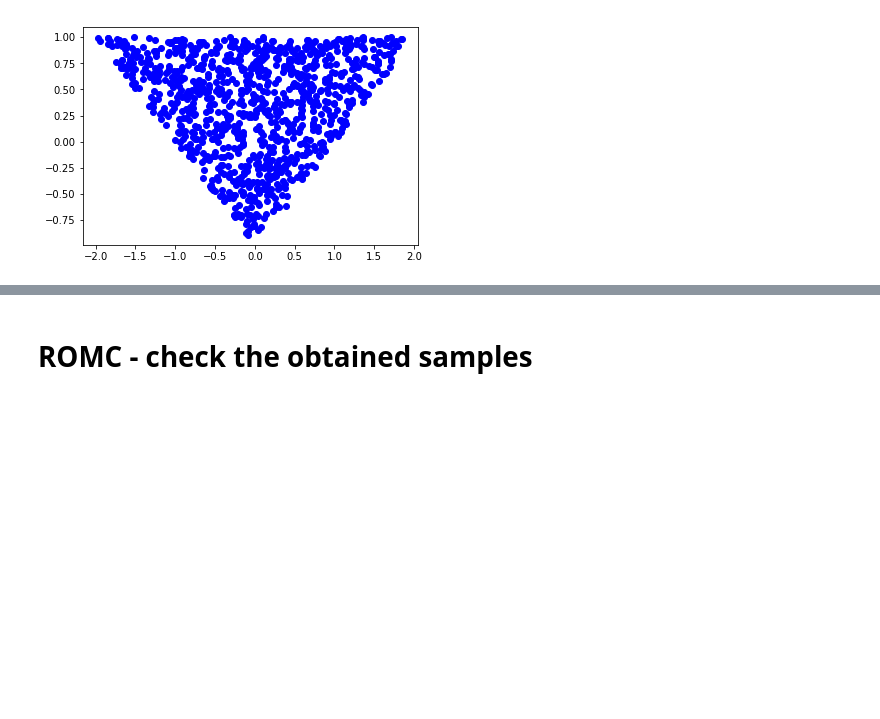
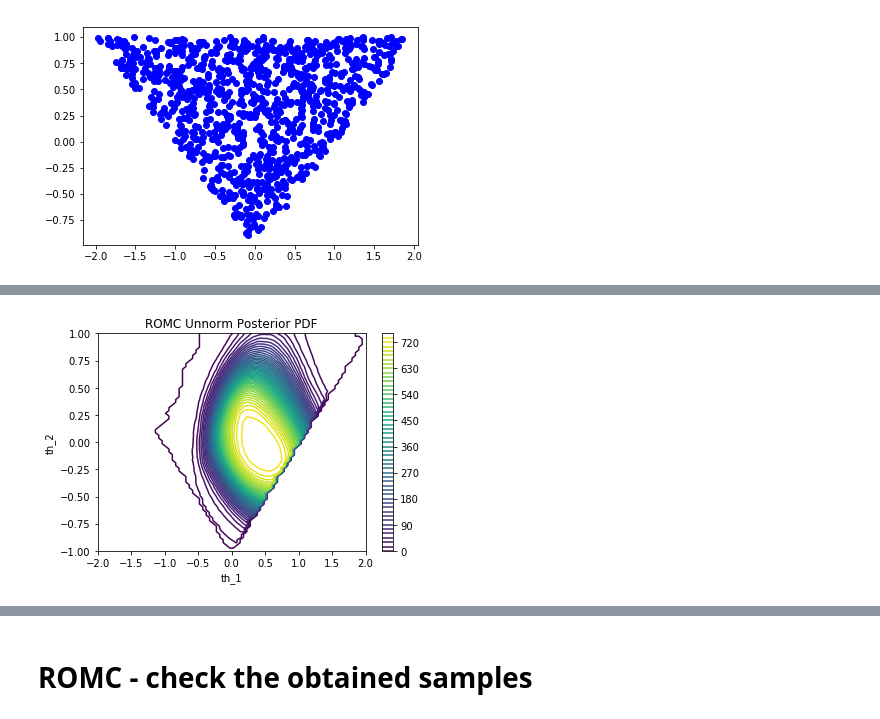
Before and after one commit to givasile/edinburgh-thesis, a Jupyter notebook: notebook_examples/example_MA2.ipynb, the cells around one changed output, grey strips where cells are left out. Saved outputs shown, nothing was run; the diff lists cells and outputs as text; code cells hidden in the pictures; blank space fills up the shorter version.

```diff
--- a/notebook_examples/example_MA2.ipynb
+++ b/notebook_examples/example_MA2.ipynb
@@ -61,24 +66,26 @@ array([29.75])
 # %%
-# def plot_romc_posterior(posterior, nof_points):
-#     plt.figure()
-#     th1 = np.linspace(bounds[0][0], bounds[0][1], nof_points)
-#     th2 = np.linspace(bounds[1][0], bounds[1][1], nof_points)
-#     X, Y = np.meshgrid(th1, th2)
+def plot_romc_posterior(posterior, nof_points):
+    plt.figure()
+    th1 = np.linspace(bounds[0][0], bounds[0][1], nof_points)
+    th2 = np.linspace(-1, 1, nof_points)
+    X, Y = np.meshgrid(th1, th2)
 
-#     x_flat = X.flatten()
-#     y_flat = Y.flatten()
-#     th = np.stack((x_flat, y_flat), -1)
-#     z_flat = posterior(th)
-#     Z = z_flat.reshape(nof_points, nof_points)
+    x_flat = X.flatten()
+    y_flat = Y.flatten()
+    th = np.stack((x_flat, y_flat), -1)
+    z_flat = posterior(th)
+    Z = z_flat.reshape(nof_points, nof_points)
 
-#     plt.contourf(X, Y, Z, 50, cmap='viridis')
-#     plt.title('ROMC Unnorm Posterior PDF')
-#     plt.xlabel("th_1")
-#     plt.ylabel("th_2")
-#     plt.colorbar()
-#     plt.show(block=False)
+    plt.contour(X, Y, Z, 50, cmap='viridis')
+    plt.title('ROMC Unnorm Posterior PDF')
+    plt.xlabel("th_1")
+    plt.ylabel("th_2")
+    plt.colorbar()
+    plt.show(block=False)
 
-# plot_romc_posterior(romc.eval_unnorm_posterior, nof_points=20)
+plot_romc_posterior(romc.eval_unnorm_posterior, nof_points=80)
+# %% [output]
+[figure, added]
 # %%
 n2 = 20
 tmp = romc.sample(n2=n2)
```
Also changed, not shown: parts of 11 cells of this notebook, 3 other files.
